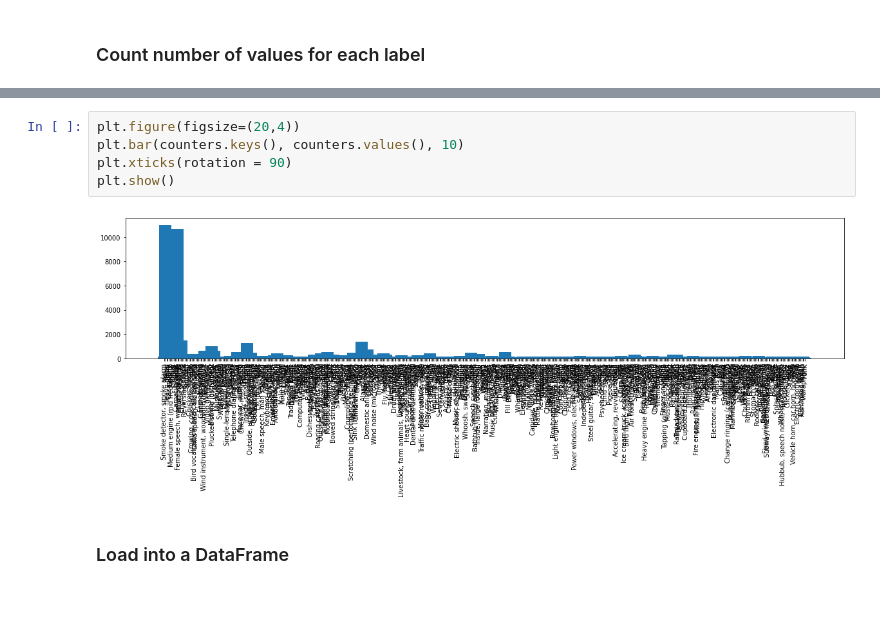
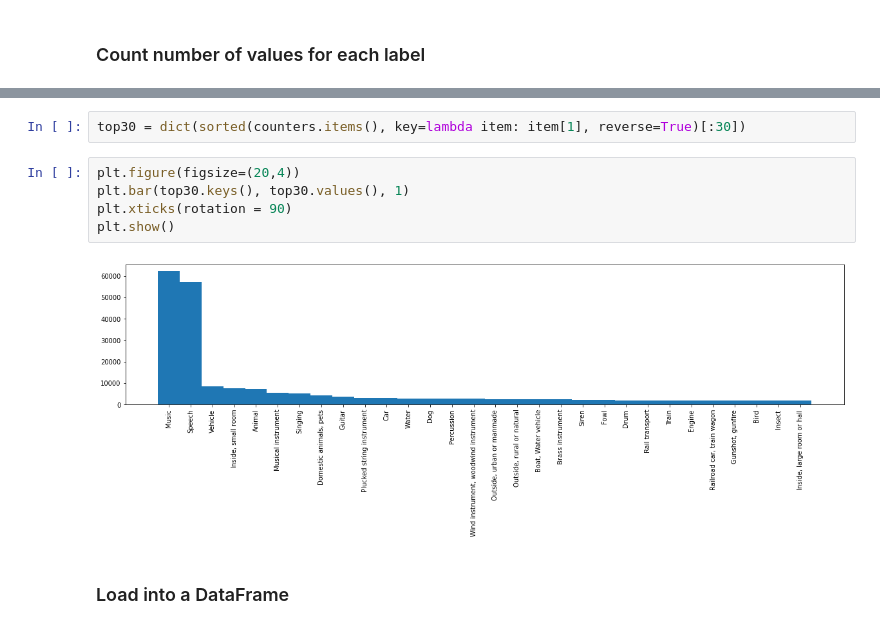
Before and after one commit to murielsan/CUSTOM, a Jupyter notebook: data_preparation/00.- audioset analysis.ipynb, the cells around one changed output, grey strips where cells are left out. Drawn from its saved outputs; the diff is of its cells as text; blank space fills up the shorter version.

```diff
--- a/data_preparation/00.- audioset analysis.ipynb
+++ b/data_preparation/00.- audioset analysis.ipynb
@@ -91,10 +89,12 @@ NameError: name 'y_all' is not defined
+# %%
+top30 = dict(sorted(counters.items(), key=lambda item: item[1], reverse=True)[:30])
 # %%
 plt.figure(figsize=(20,4))
-plt.bar(counters.keys(), counters.values(), 10)
+plt.bar(top30.keys(), top30.values(), 1)
 plt.xticks(rotation = 90)
 plt.show()
 # %% [output]
-[figure, old version]
+[figure, new version]
 # %% [markdown]
 ### Load into a DataFrame
 # %%
```
Also changed, not shown: parts of 2 cells of this notebook, 2 other files.
